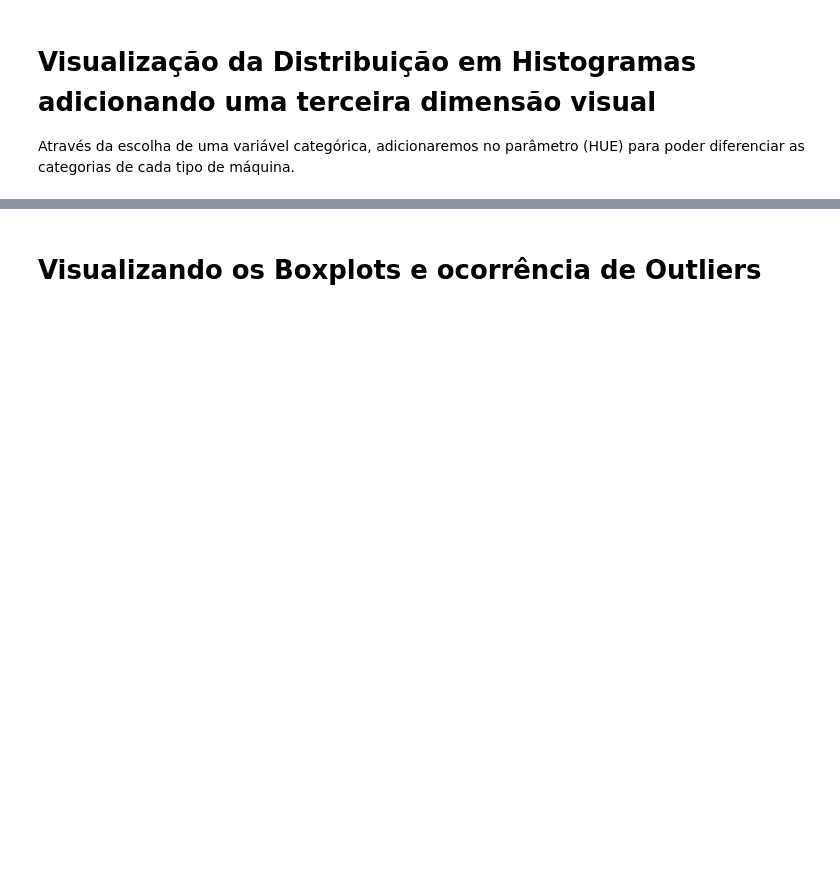
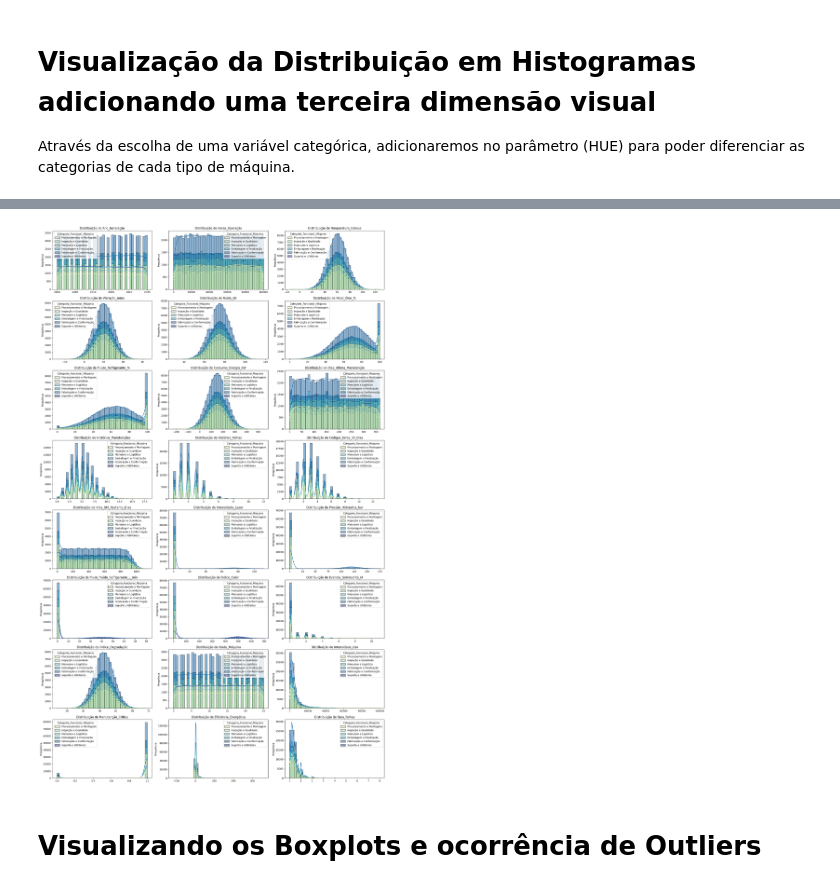
Before and after one commit to vinileodido/MVP_PucRio_AnaliseDados, a Jupyter notebook: MVP_IoT_ADBP.ipynb, the cells around one changed output, grey strips where cells are left out. Drawn from its saved outputs; the diff is of its cells as text; code cells hidden in the pictures; blank space fills up the shorter version.

```diff
--- a/MVP_IoT_ADBP.ipynb
+++ b/MVP_IoT_ADBP.ipynb
@@ -1974,8 +1959,7 @@ axes = axes.flatten() # transforma a grade 2D em uma lista 1D para performar o l
 # 3. Popular cada subplot com um histograma
 for i, col_name in enumerate(sensor_columns):
     ax = axes[i]
-    #sns.histplot(data=preprocessor.df, x=col_name, kde=True, ax=ax, bins=40, hue=param_hue, palette='YlGnBu')
-    sns.histplot(data=preprocessor.df, x=col_name, kde=False, ax=ax, bins=40, hue=param_hue, palette='YlGnBu')
+    sns.histplot(data=preprocessor.df, x=col_name, kde=True, ax=ax, bins=40, hue=param_hue, palette='YlGnBu')
     ax.set_title(f'Distribuição de {col_name}', fontsize=12)
     ax.set_xlabel('') # Opcional: remover o label x para um visual mais limpo
     ax.set_ylabel('Frequência')
@@ -1989,3 +1973,4 @@ plt.tight_layout()
 
 # Exibe o painel de gráficos
 plt.show()
+# %% [output]
@@ -1992,3 +1978,4 @@ plt.show()
+[figure, added]
 # %% [markdown]
 # **Visualizando os Boxplots e ocorrência de Outliers**
 # %%
```
Also changed, not shown: parts of 7 cells of this notebook.
